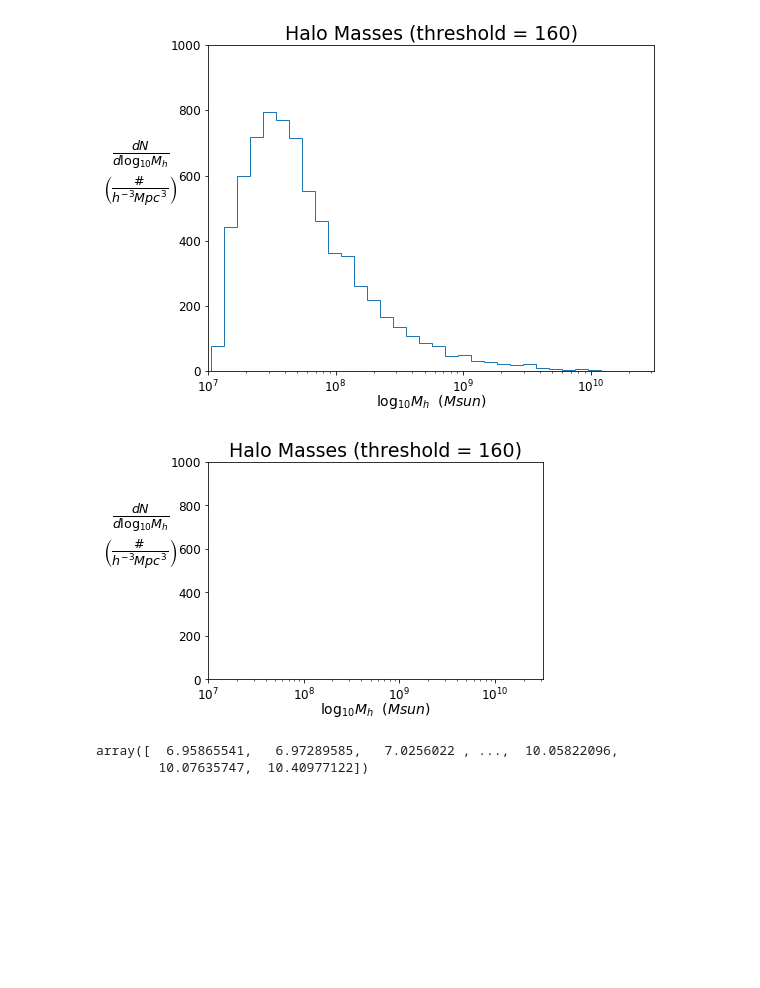
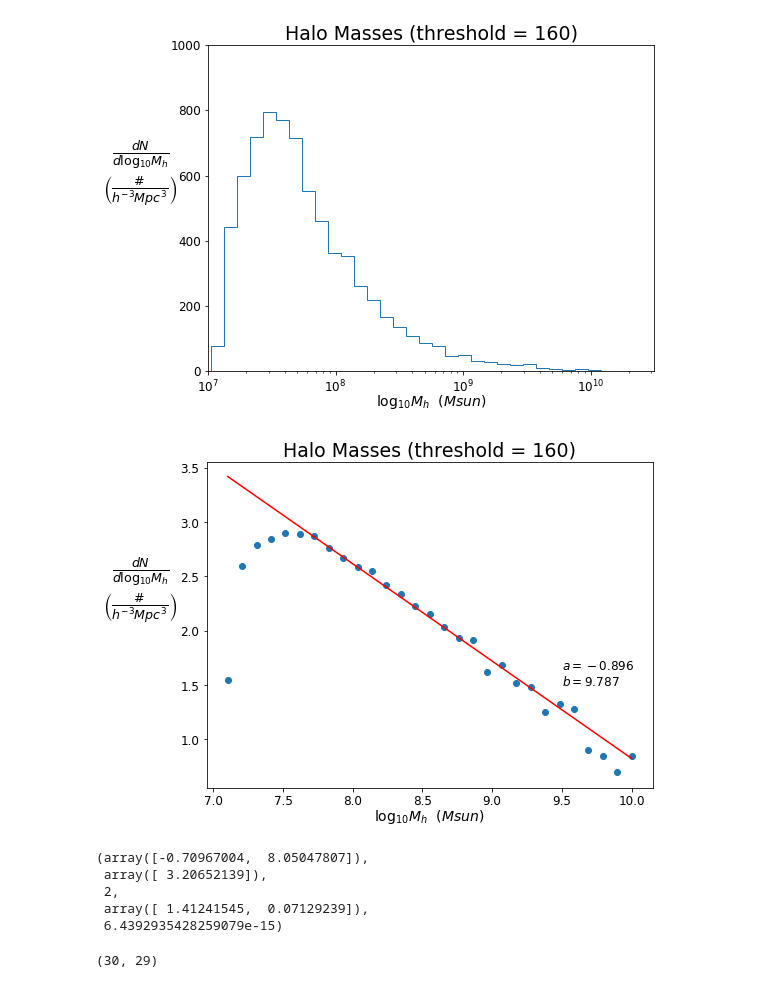
Before and after one commit to ygovil1/data-mining-galaxies, a Jupyter notebook: HaloCatalog/halo_graph.ipynb, the cells around one changed output. Cells and saved outputs as stored; diff of their text form; code cells hidden in the pictures; blank space fills up the shorter version.

Commit message:
create a good line for data

```diff
--- a/HaloCatalog/halo_graph.ipynb
+++ b/HaloCatalog/halo_graph.ipynb
@@ -10,5 +10,5 @@ from astropy import units as u
 from yt.analysis_modules.halo_analysis.api import *
 
 # load halo dataset
-halos_ds = yt.load('./LG4_2048_40pc/rd0070/halo_catalogs/catalog/catalog0070.0.h5')
+halos_ds = yt.load('./LG4_2048_40pc/rd0070/halo_catalogs/catalog/catalog0070_thres160.0.h5')
 # %% [output]
@@ -92,32 +92,53 @@ plt.show()
 [figure]
 # %%
 log_mass = np.log(masslist) / log(10)
-density = np.histogram(log_mass, bins= [7,8,9,10,11])
+density, bin_edges = np.histogram(log_mass, bins= np.linspace(7, 10, 30))
+log_density = np.log(density) / log(10)
 # %%
-# create histogram
-plt.hist(density, histtype='step', fill = False)
+# specify figure size
+plt.figure(figsize=(8,6))
+
+#determine line of best fit
+bin_edges_fit = bin_edges[6:-4]
+log_density_fit = log_density[5:-4]
+par = np.polyfit(bin_edges_fit, log_density_fit, 1, full=True)
+slope, intercept = par[0][0], par[0][1]
+
+# plot data and line
+bin_edges_red = bin_edges[1::]
+plt.scatter(bin_edges_red, log_density)
+plt.plot(bin_edges_red, slope * bin_edges_red + intercept, color = 'red')
 plt.title("Halo Masses (threshold = 160)", size = 19)
-plt.axis([7,, 0, 1e3])
-
 
 # create axis labels
 xlab = "$\log_{10}M_h}$  $(Msun)$"
 ylab = r"$\frac{dN}{d\log_{10}M_h}$"+"\n"+r"$\left(\frac{\#}{h^{-3}Mpc^3}\right)$"
-plt.xlabel(xlab, size = 14, labelpad= -2)
-plt.ylabel(ylab, rotation = 0, size = 18, labelpad= 30)
+plt.xlabel(xlab, size = 14, labelpad= 0)
+plt.ylabel(ylab, rotation = 0, size = 18, labelpad= 40)
 
 # create axis ticks
-plt.xscale('log')
 plt.yscale('linear')
 plt.tick_params(axis='x', which='major', labelsize=12)
 plt.tick_params(axis='y', which='major', labelsize=12)
 
+# add slope and intercept
+annotation = "$a = {:1.3f}$ \n$b = {:1.3f}$".format(slope, intercept)
+"a = " + str(slope) + " b = " + str(intercept)
+plt.text(9.5, 1.5, annotation, size = 12)
+
 #show and save
 plt.show()
 # %% [output]
-[figure, old version]
+[figure, new version]
-# %%
-log_mass
-# %% [output]
-array([  6.95865541,   6.97289585,   7.0256022 , ...,  10.05822096,
-        10.07635747,  10.40977122])
+# %%
+par
+# %% [output]
+(array([-0.70967004,  8.05047807]),
+ array([ 3.20652139]),
+ 2,
+ array([ 1.41241545,  0.07129239]),
+ 6.4392935428259079e-15)
+# %%
+bin_edges.size, log_density.size,
+# %% [output]
+(30, 29)
```
Also changed, not shown: parts of 1 cell of this notebook.
